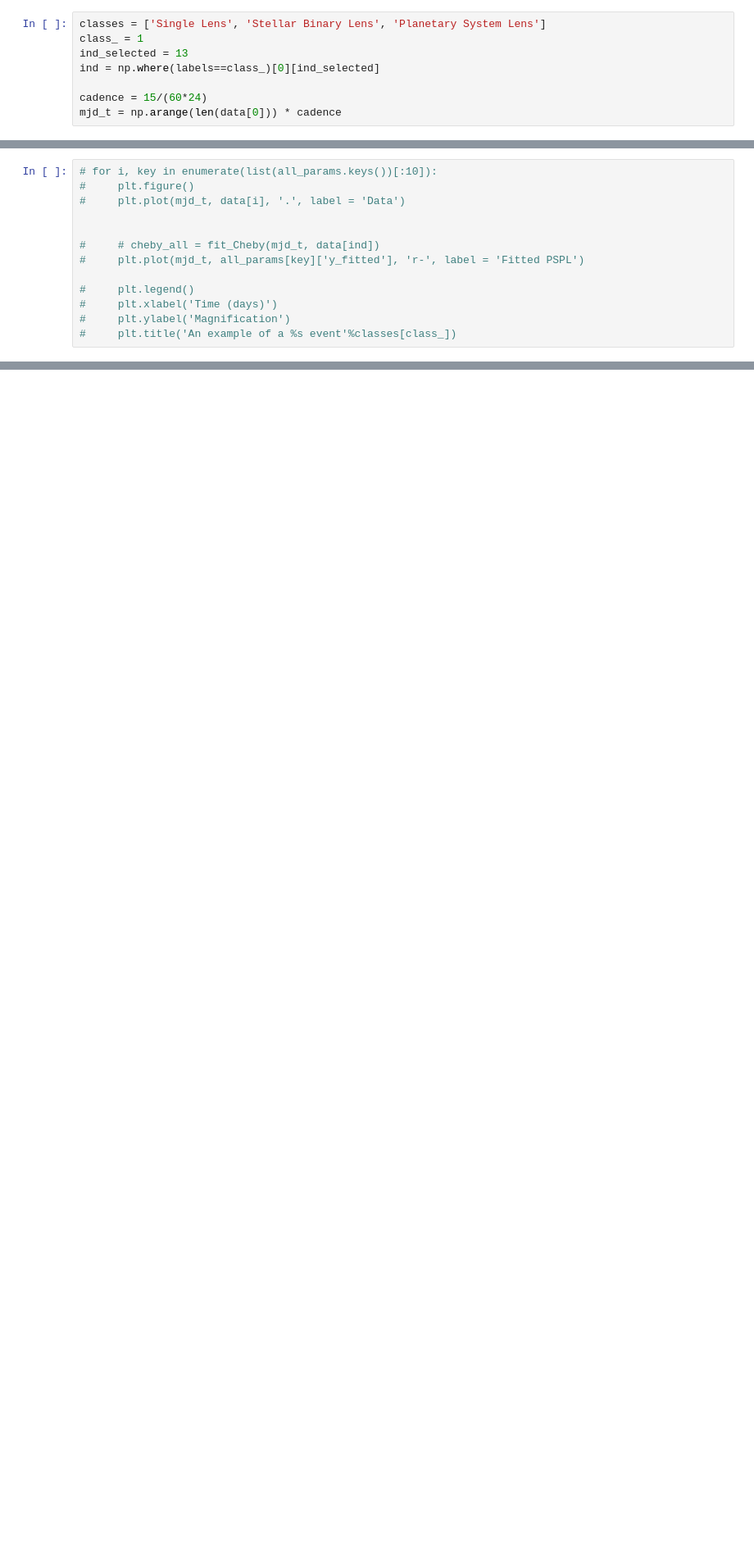
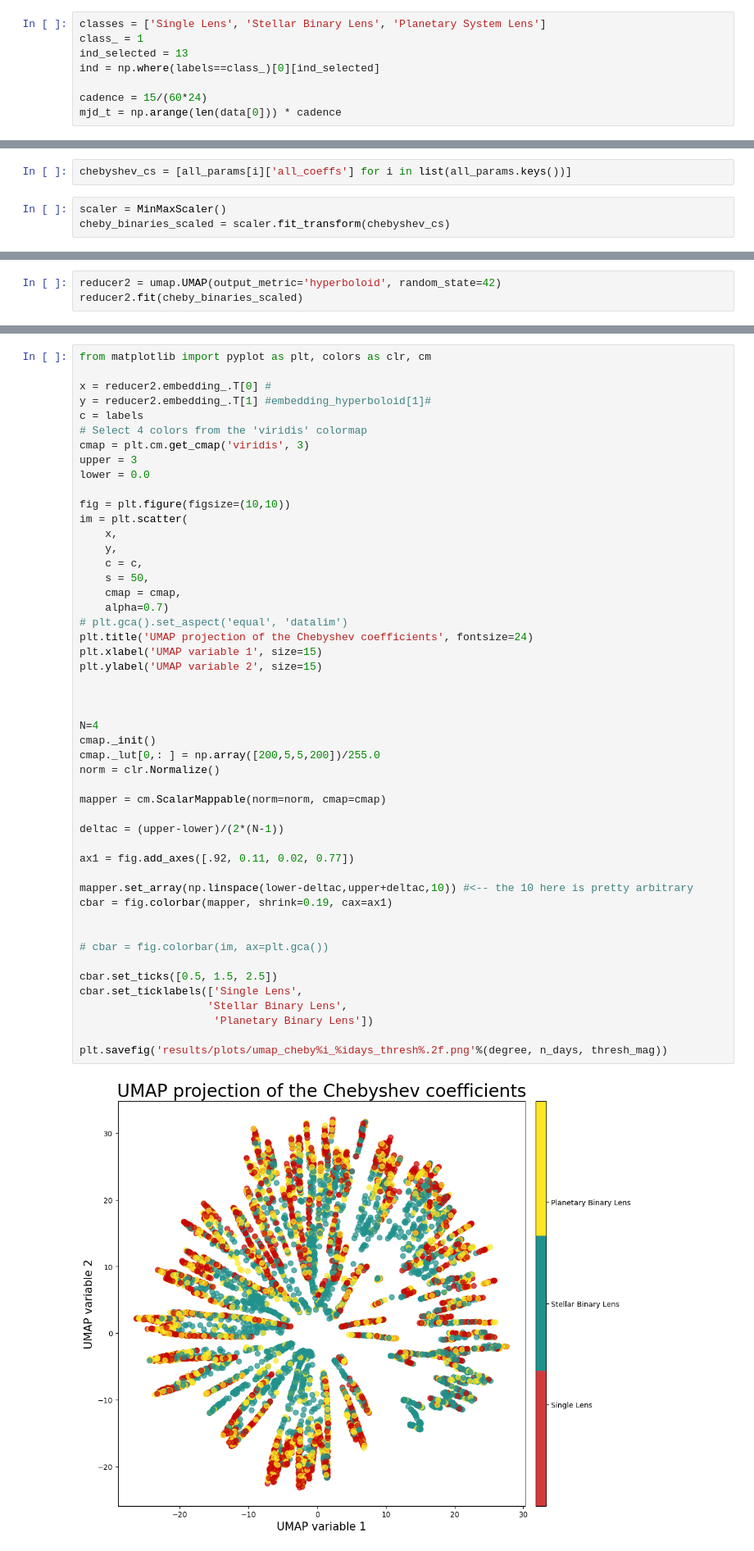
Before and after one commit to Somayeh91/Early_Detection_of_microlensing, a Jupyter notebook: Fit_Cheby.ipynb, the cells around one changed output, grey strips where cells are left out. Shown at 82% size. Drawn from its saved outputs; the diff is of its cells as text; blank space fills up the shorter version.

```diff
--- a/Fit_Cheby.ipynb
+++ b/Fit_Cheby.ipynb
@@ -47,14 +55,6 @@ for d, dat in tqdm(enumerate(data)):
     all_params[d] = cheby_all
+# %%
+chebyshev_cs = [all_params[i]['all_coeffs'] for i in list(all_params.keys())]
 # %%
-# for i, key in enumerate(list(all_params.keys())[:10]):
-#     plt.figure()
-#     plt.plot(mjd_t, data[i], '.', label = 'Data')
-
-
-#     # cheby_all = fit_Cheby(mjd_t, data[ind])
-#     plt.plot(mjd_t, all_params[key]['y_fitted'], 'r-', label = 'Fitted PSPL')
-
-#     plt.legend()
-#     plt.xlabel('Time (days)')
-#     plt.ylabel('Magnification')
-#     plt.title('An example of a %s event'%classes[class_])
+scaler = MinMaxScaler()
+cheby_binaries_scaled = scaler.fit_transform(chebyshev_cs)
@@ -64,0 +61,3 @@ array([0., 1., 2., ..., 0., 1., 2.])
+# %%
+reducer2 = umap.UMAP(output_metric='hyperboloid', random_state=42)
+reducer2.fit(cheby_binaries_scaled)
@@ -65,3 +66,54 @@ array([0., 1., 2., ..., 0., 1., 2.])
+# %%
+from matplotlib import pyplot as plt, colors as clr, cm
+
+x = reducer2.embedding_.T[0] #
+y = reducer2.embedding_.T[1] #embedding_hyperboloid[1]#
+c = labels
+# Select 4 colors from the 'viridis' colormap
+cmap = plt.cm.get_cmap('viridis', 3)
+upper = 3
+lower = 0.0
+
+fig = plt.figure(figsize=(10,10))
+im = plt.scatter(
+    x,
+    y,
+    c = c,
+    s = 50,
+    cmap = cmap,
+    alpha=0.7)
+# plt.gca().set_aspect('equal', 'datalim')
+plt.title('UMAP projection of the Chebyshev coefficients', fontsize=24)
+plt.xlabel('UMAP variable 1', size=15)
+plt.ylabel('UMAP variable 2', size=15)
+
+
+
+N=4
+cmap._init()
+cmap._lut[0,: ] = np.array([200,5,5,200])/255.0
+norm = clr.Normalize()
+
+mapper = cm.ScalarMappable(norm=norm, cmap=cmap)
+
+deltac = (upper-lower)/(2*(N-1))
+
+ax1 = fig.add_axes([.92, 0.11, 0.02, 0.77])
+
+mapper.set_array(np.linspace(lower-deltac,upper+deltac,10)) #<-- the 10 here is pretty arbitrary
+cbar = fig.colorbar(mapper, shrink=0.19, cax=ax1)
+
+
+# cbar = fig.colorbar(im, ax=plt.gca())
+
+cbar.set_ticks([0.5, 1.5, 2.5])
+cbar.set_ticklabels(['Single Lens',
+                    'Stellar Binary Lens',
+                     'Planetary Binary Lens'])
+
+plt.savefig('results/plots/umap_cheby%i_%idays_thresh%.2f.png'%(degree, n_days, thresh_mag))
+# %% [output]
+[figure, added]
 # %%
 col1 = 'pos_log10_Cheby_cj_sqr_minus_one'
 col2 = 'Cheby_a2'
```
Also changed, not shown: parts of 9 cells of this notebook, 7 other files.
